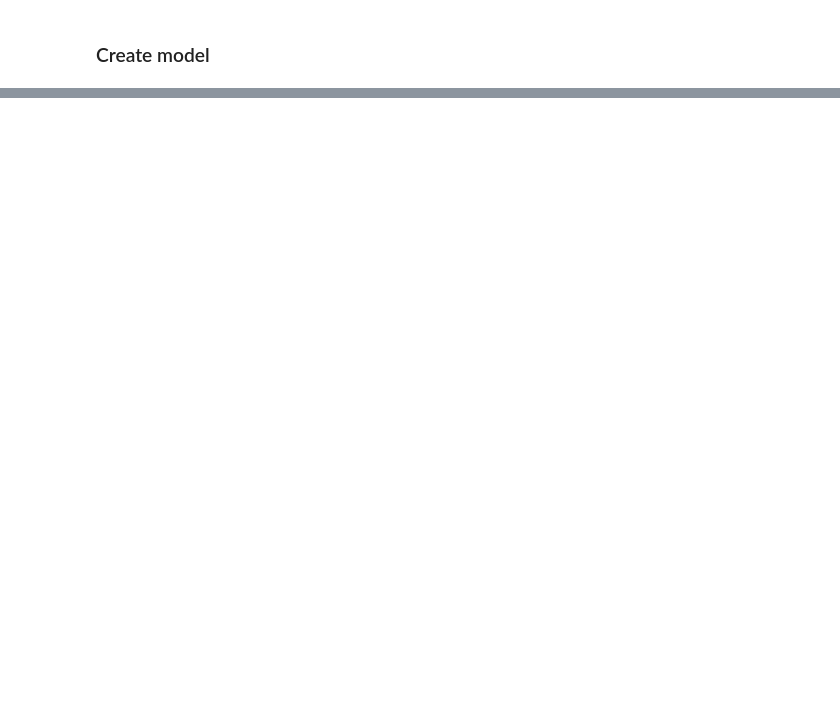
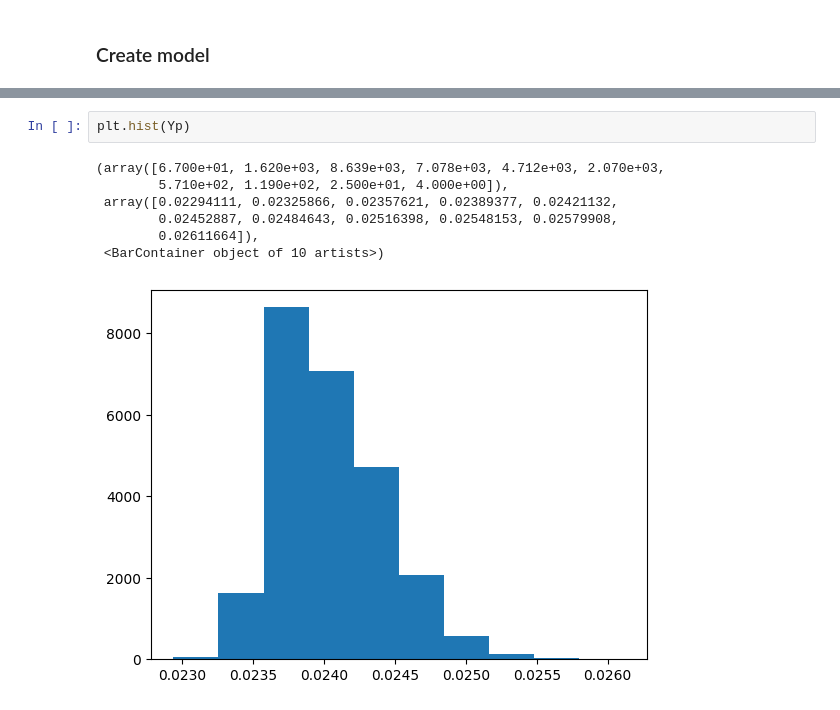
Before and after one commit to MatheusCJesus/multilayer-perceptron, a Jupyter notebook: notebooks/multilayer_perceptron.ipynb, the cells around one changed output, grey strips where cells are left out. Cells and saved outputs as stored; diff of their text form; blank space fills up the shorter version.

```diff
--- a/notebooks/multilayer_perceptron.ipynb
+++ b/notebooks/multilayer_perceptron.ipynb
@@ -297,3 +316,13 @@ tensor([0.0290], device=
+# %%
+plt.hist(Yp)
+# %% [output]
+(array([6.700e+01, 1.620e+03, 8.639e+03, 7.078e+03, 4.712e+03, 2.070e+03,
+        5.710e+02, 1.190e+02, 2.500e+01, 4.000e+00]),
+ array([0.02294111, 0.02325866, 0.02357621, 0.02389377, 0.02421132,
+        0.02452887, 0.02484643, 0.02516398, 0.02548153, 0.02579908,
+        0.02611664]),
+ <BarContainer object of 10 artists>)
+[figure, added]
 # %%
 from sklearn.metrics import classification_report, roc_auc_score
 Yp_rounded = np.rint(Yp)
```
Also changed, not shown: parts of 24 cells of this notebook.
